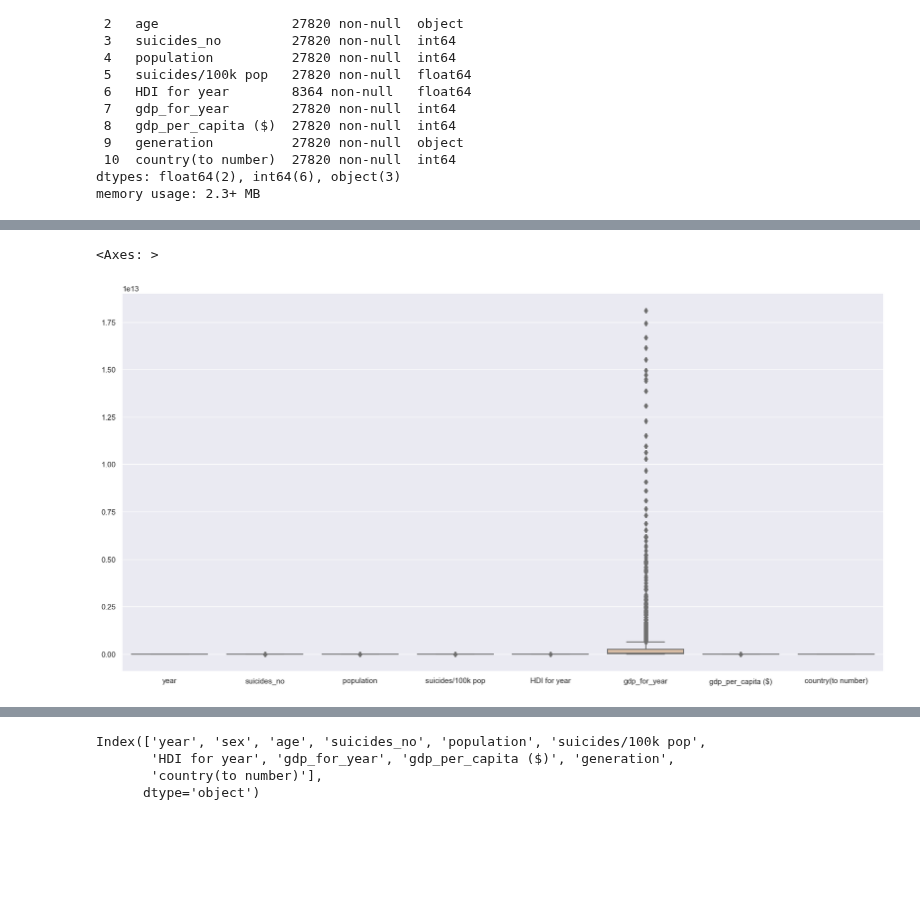
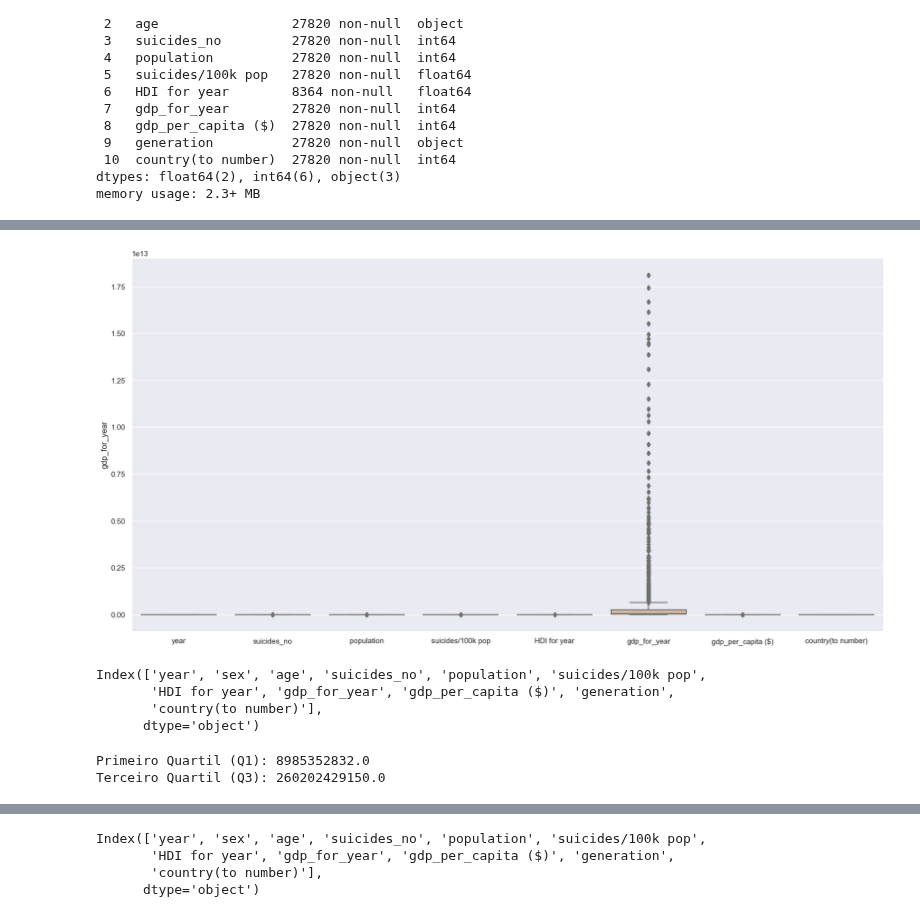
Before and after one commit to rafa2002/DAA-2324, a Jupyter notebook: Suicides.ipynb, the cells around one changed output, grey strips where cells are left out. Drawn from its saved outputs; the diff is of its cells as text; code cells hidden in the pictures; blank space fills up the shorter version.

```diff
--- a/Suicides.ipynb
+++ b/Suicides.ipynb
@@ -511,13 +509,42 @@ Axes(0.125,0.11;0.775x0.77)
 # %%
 """
 Tratamento dos Outliers
 """
 
 # Outliers boxplot
 sns.set_theme(palette="pastel")
 plt.subplots(figsize=(20,10))
 
 sns.boxplot(data=df)
+plt.ylabel('gdp_for_year')
+plt.show()
 # %% [output]
-<Axes: >
-[figure, old version]
+[figure, new version]
+# %%
+print(df.columns)
+# %% [output]
+Index(['year', 'sex', 'age', 'suicides_no', 'population', 'suicides/100k pop',
+       'HDI for year', 'gdp_for_year', 'gdp_per_capita ($)', 'generation',
+       'country(to number)'],
+      dtype='object')
+# %%
+# Calcule os quantis desejados
+q1 = df['gdp_for_year'].quantile(0.25)
+q3 = df['gdp_for_year'].quantile(0.75)
+
+# Exiba os resultados
+print(f'Primeiro Quartil (Q1): {q1}')
+print(f'Terceiro Quartil (Q3): {q3}')
+
+# Criar um array com os outliers
+outliers = np.where((df['gdp_for_year']>q3) | (df['gdp_for_year']<q1))
+
+# Extrair os índices dos outliers
+outlier_indices = outliers[0]
+
+# Remover os outliers
+for i in outlier_indices:
+    df.drop(index=i, inplace=True)
+# %% [output]
+Primeiro Quartil (Q1): 8985352832.0
+Terceiro Quartil (Q3): 260202429150.0
```
Also changed, not shown: parts of 17 cells of this notebook.
